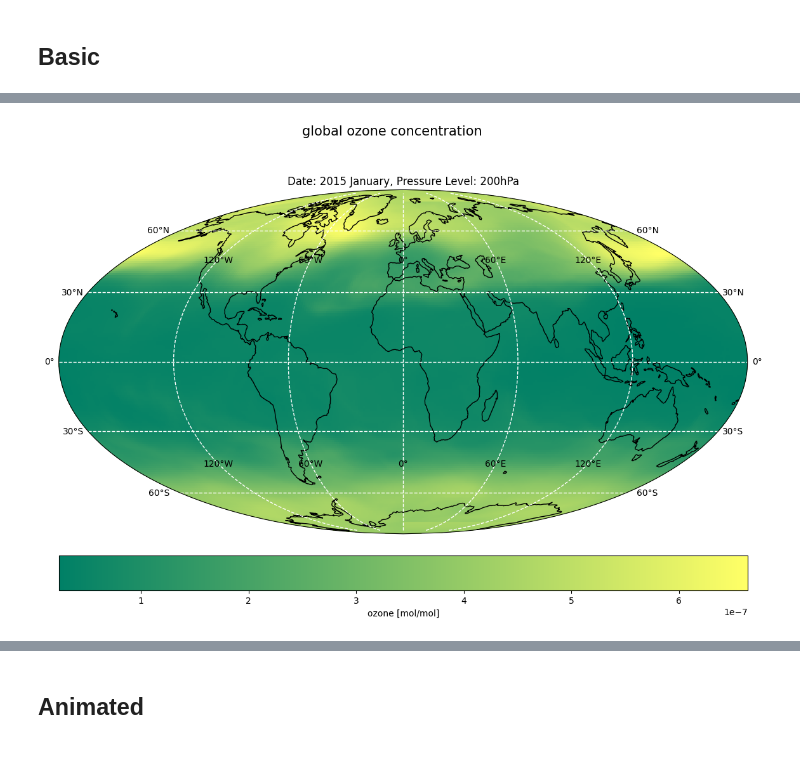
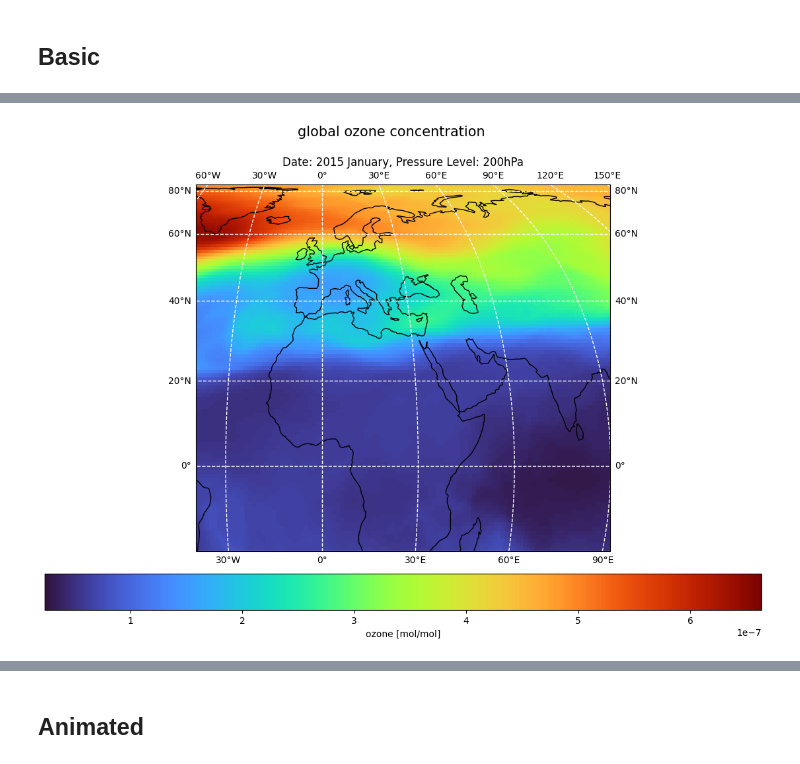
Before and after one commit to lara-j-ds/Summer_Project_24-25, a Jupyter notebook: JupyterNotebook/Xarray_StartupGuide.ipynb, the cells around one changed output, grey strips where cells are left out. Cells and saved outputs as stored; diff of their text form; code cells hidden in the pictures.

```diff
--- a/JupyterNotebook/Xarray_StartupGuide.ipynb
+++ b/JupyterNotebook/Xarray_StartupGuide.ipynb
@@ -53,18 +62,21 @@ Attributes:
     type:           double
     units:          hPa
 # %%
-# # default values: **Load this before any following plots **
-# timeindex = 0
-# pressurevalue = 200
-# default_data = ds.isel(time=timeindex).sel(plev=pressurevalue)
+# default values: **Load this before any following plots **
+timeindex = 0
+pressurevalue = 200
+default_data = ds.isel(time=timeindex).sel(plev=pressurevalue)
 
-# ozone = default_data.o3
-# eastwind = default_data.ua
-# northwind = default_data.va
+ozone = default_data.o3
+eastwind = default_data.ua
+northwind = default_data.va
 
-# fig_dimensions = (14,9)
-# projection = ccrs.EqualEarth()
-# transform = ccrs.PlateCarree()
+fig_dimensions = (14,9)
+projection = ccrs.EqualEarth()
+transform = ccrs.PlateCarree()
+cmap = 'turbo'
+cnorm_o3 = mpl.colors.Normalize(vmin=4*10**-8, vmax=5*10**-7)
+cnorm_wind = mpl.colors.Normalize(vmin=0, vmax=65)
 
 
 def timefmt(timeindex, format='%Y %B'):
@@ -163,18 +175,17 @@ rectangle.set_url('https://www.google.com/') # --> can be a web link or file add
 %%time
 # location based scalar data -- colour plot
 
-time = 0
-pressure = 200
-data = ds.o3.isel(time=time).sel(plev=pressure)
+data = ozone
 
 ## Plotting
-fig = plt.figure(figsize=(14,9))
-ax = plt.axes(projection=ccrs.Mollweide())
+fig = plt.figure(figsize=fig_dimensions)
+ax = plt.axes(projection=projection)
 
 # # with normal colours
-graph = data.plot(ax=ax, transform=ccrs.PlateCarree(), cmap='summer', add_colorbar=False)
+graph = data.plot(ax=ax, transform=transform, cmap=cmap, add_colorbar=False)
 
 ## details
+ax.set_extent([-40,90, -20, 95], crs=transform) #[minlon, maxlon, minlat, maxlat]
 ax.gridlines(color='w', linestyle='--', linewidth=1, draw_labels=True)
 ax.coastlines(color='k', linewidth=1)
 colorbar = fig.colorbar(graph, ax=ax, location='bottom', pad=0.05)
@@ -182,7 +193,7 @@ colorbar = fig.colorbar(graph, ax=ax, location='bottom', pad=0.05)
 ## labels/words
 colorbar.set_label(label='ozone [mol/mol]', size=10)
 fig.suptitle(t='global ozone concentration', size=15)
-ax.set_title(label='Date: %s, Pressure Level: %.fhPa' %(timefmt(time), pressure))
+ax.set_title(label='Date: %s, Pressure Level: %.fhPa' %(timefmt(timeindex), pressurevalue))
 
 # save figure
 fig.savefig('H:\\Summer24-25\\Jupyter\\Plots_download\\ozone_conc.png')
@@ -192,4 +203,4 @@ Wall time: 4.83 s
-[figure, old version]
+[figure, new version]
 # %%
 %%time
 # location based scalar data -- contour plot
```
Also changed, not shown: parts of 8 cells of this notebook.
